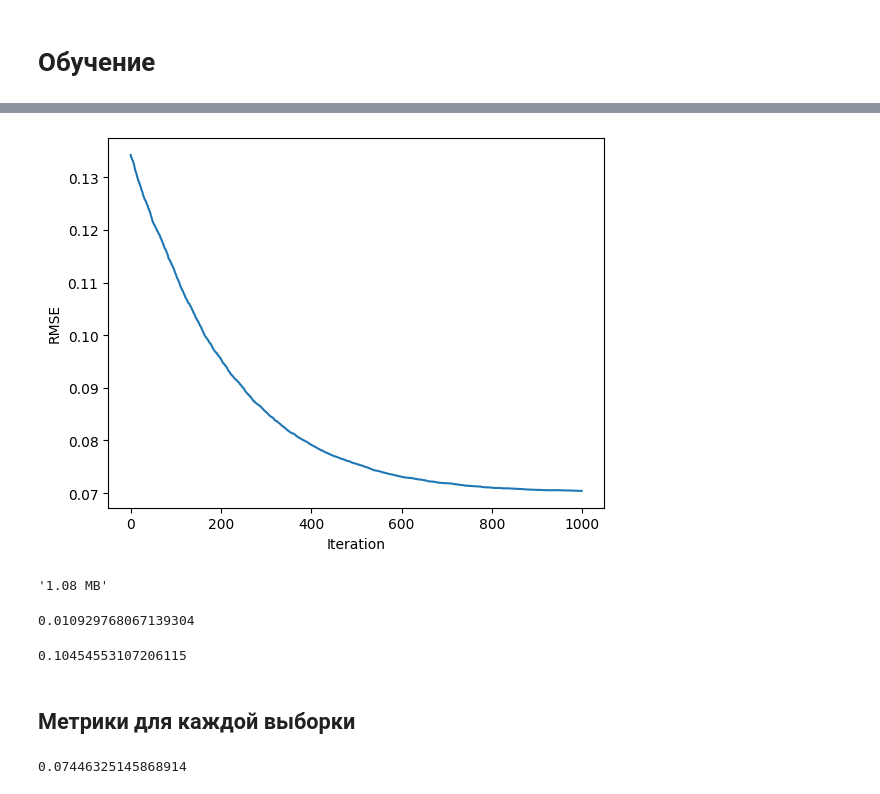
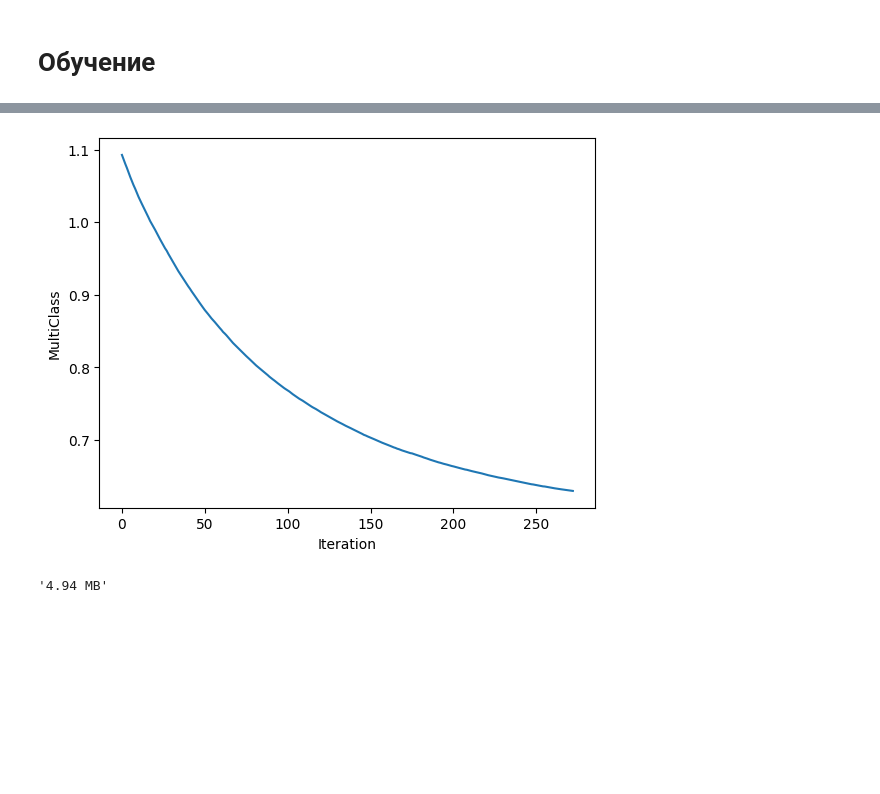
Before and after one commit to temaptz/ticker-analysis, a Jupyter notebook: jupyter/learn_ta_3_fundamental.ipynb, the cells around one changed output, grey strips where cells are left out. Drawn from its saved outputs; the diff is of its cells as text; code cells hidden in the pictures; blank space fills up the shorter version.

```diff
--- a/jupyter/learn_ta_3_fundamental.ipynb
+++ b/jupyter/learn_ta_3_fundamental.ipynb
@@ -276,15 +205,15 @@ test_pool.shape
 # %% [markdown]
 # Обучение
 # %%
-model_0 = catboost.CatBoostRegressor(
+model_0 = catboost.CatBoostClassifier(
     task_type='CPU',
-    iterations=1_000,
+    iterations=5_000,
     learning_rate=0.01,
     random_seed=42,
+    depth=10,
     verbose=100,
-    early_stopping_rounds=200,
-    eval_metric='RMSE',
-    loss_function='RMSE',
+    early_stopping_rounds=100,
+    eval_metric='TotalF1',
     nan_mode='Min',
     use_best_model=True,
 )
@@ -315,12 +237,12 @@ Shrink model to first 996 iterations.
 # %%
 import matplotlib.pyplot as plt
 
-plt.plot(model_0.get_evals_result()['validation']['RMSE'])
+plt.plot(model_0.get_evals_result()['validation']['MultiClass'])
 plt.xlabel('Iteration')
-plt.ylabel('RMSE')
+plt.ylabel('MultiClass')
 plt.show()
 # %% [output]
-[figure, old version]
+[figure, new version]
 # %%
 model_0_file_path = './ta-3_fundamental.cbm'
 model_0.save_model(model_0_file_path)
@@ -329,28 +251,4 @@ import os
 
 f"{os.path.getsize(model_0_file_path) / 1024 ** 2:.2f} MB"
 # %% [output]
-'1.08 MB'
+'4.94 MB'
-# %%
-from sklearn.metrics import mean_squared_error
-
-mse = mean_squared_error(y_test, model_0.predict(test_pool))
-
-mse
-# %% [output]
-0.010929768067139304
-# %%
-import numpy as np
-
-rmse = np.sqrt(mse)
-
-rmse
-# %% [output]
-0.10454553107206115
-# %% [markdown]
-## Метрики для каждой выборки
-# %%
-rmse_learn = model_0.get_evals_result()['learn']['RMSE']
-
-sum(rmse_learn) / len(rmse_learn)
-# %% [output]
-0.07446325145868914
```
Also changed, not shown: parts of 19 cells of this notebook, 31 other files.
